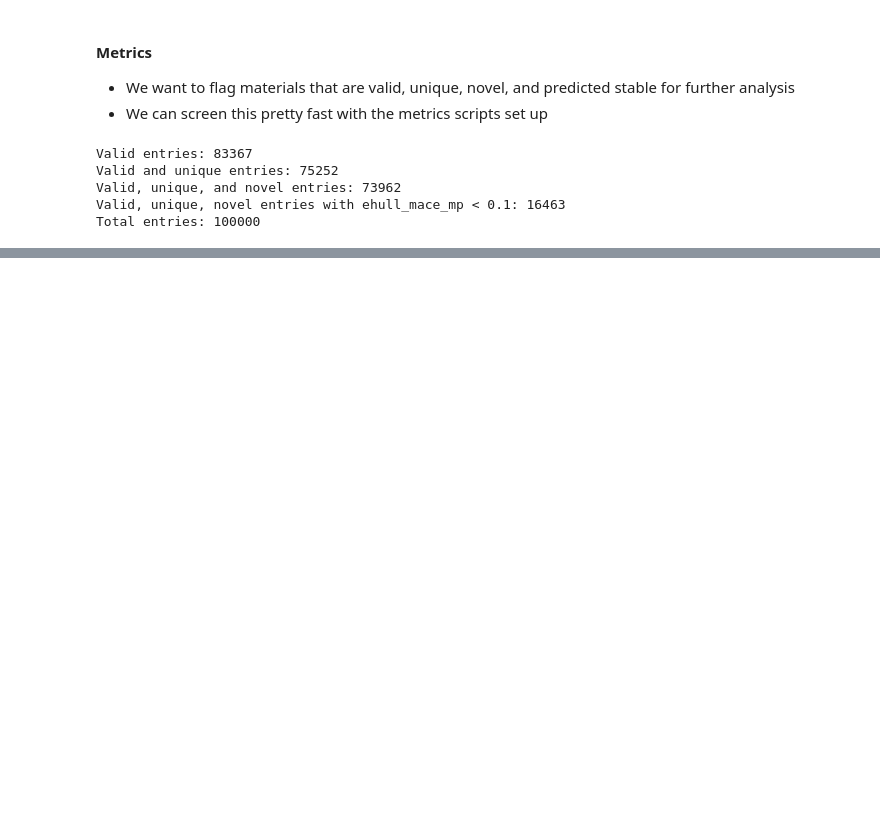
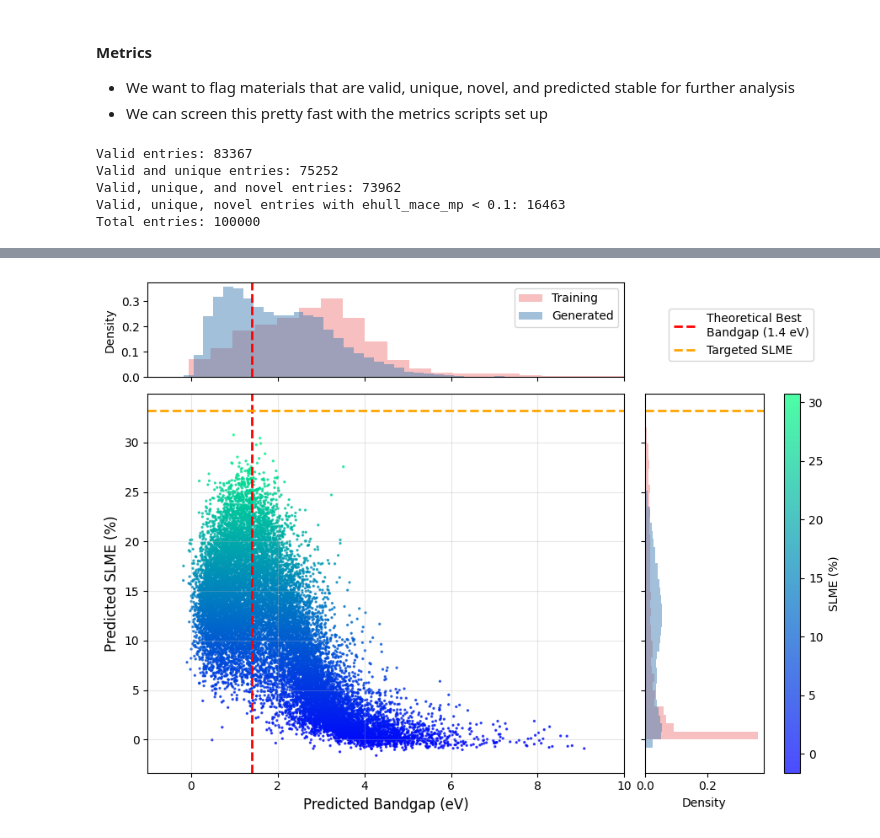
Before and after one commit to C-Bone-UCL/CrystaLLM-pi, a Jupyter notebook: notebooks/X_SLME.ipynb, the cells around one changed output, grey strips where cells are left out. Saved outputs shown, nothing was run; the diff lists cells and outputs as text; code cells hidden in the pictures; blank space fills up the shorter version.

```diff
--- a/notebooks/X_SLME.ipynb
+++ b/notebooks/X_SLME.ipynb
@@ -198,0 +264,67 @@ Total entries: 100000
+# %%
+# Create scatter plot with training distribution margins to show out-of-distribution generation
+import matplotlib.pyplot as plt
+from matplotlib.gridspec import GridSpec
+
+# Load and merge data
+gen_pred_hse_gaps = pd.read_csv('HF-databases/mpdb-slme/predicted_HSE_gaps.csv')
+gen_pred_slmes = pd.read_csv('HF-databases/mpdb-slme/CLLM_SLME_preds.csv')
+gen_merged = pd.merge(gen_pred_hse_gaps, gen_pred_slmes, on='material_id', how='inner')
+
+# Load training distributions
+training_hse_gaps = pd.read_json('HF-databases/mpdb-slme/Training_HSE_gaps.json', typ='series')
+training_slmes = pd.read_json('HF-databases/mpdb-slme/All_corr_SLMEs.json', typ='series')
+
+# Create figure with GridSpec for marginal plots with tighter spacing
+fig = plt.figure(figsize=(10, 8))
+gs = GridSpec(3, 3, height_ratios=[0.75, 3, 0.1], width_ratios=[3, 0.75, 0.1],
+              hspace=0.1, wspace=0.1)
+
+# Main scatter plot
+ax_main = fig.add_subplot(gs[1, 0])
+scatter = ax_main.scatter(gen_merged['predicted_gap'], gen_merged['predicted_slme'],
+                         c=gen_merged['predicted_slme'], cmap='winter', alpha=0.7, s=2)
+
+# Reference lines
+line1 = ax_main.axvline(x=1.4, color='r', linestyle='--', linewidth=2, label='Theoretical Best Bandgap (1.4 eV)')
+line2 = ax_main.axhline(y=33.2, color='orange', linestyle='--', linewidth=2, label='Target SLME')
+
+ax_main.set_xlabel('Predicted Bandgap (eV)', fontsize=12)
+ax_main.set_ylabel('Predicted SLME (%)', fontsize=12)
+ax_main.set_xlim(-1, 10)
+ax_main.grid(True, alpha=0.3)
+
+# Top histogram (bandgap)
+ax_top = fig.add_subplot(gs[0, 0], sharex=ax_main)
+ax_top.hist(training_hse_gaps.values, bins=40, alpha=0.5, color='lightcoral',
+           density=True, label='Training')
+ax_top.hist(gen_merged['predicted_gap'], bins=40, alpha=0.5, color='steelblue',
+           density=True, label='Generated')
+ax_top.axvline(x=1.4, color='r', linestyle='--', linewidth=2, alpha=1.0)
+ax_top.set_ylabel('Density', fontsize=10)
+ax_top.legend(fontsize=10)
+plt.setp(ax_top.get_xticklabels(), visible=False)
+
+# Right histogram (SLME)
+ax_right = fig.add_subplot(gs[1, 1], sharey=ax_main)
+ax_right.hist(training_slmes.values, bins=40, alpha=0.5, color='lightcoral',
+             density=True, orientation='horizontal', label='Training')
+ax_right.hist(gen_merged['predicted_slme'], bins=40, alpha=0.5, color='steelblue',
+             density=True, orientation='horizontal', label='Generated')
+ax_right.axhline(y=33.2, color='orange', linestyle='--', linewidth=2, alpha=1.0)
+ax_right.set_xlabel('Density', fontsize=10)
+plt.setp(ax_right.get_yticklabels(), visible=False)
+
+# Colorbar
+ax_cbar = fig.add_subplot(gs[1, 2])
+cbar = plt.colorbar(scatter, cax=ax_cbar)
+cbar.set_label('SLME (%)', fontsize=10)
+
+# Add legend outside the plot area
+fig.legend([line1, line2], ['Theoretical Best \nBandgap (1.4 eV)', 'Targeted SLME'],
+           loc='upper center', bbox_to_anchor=(0.83, 0.85), ncol=1, fontsize=10)
+
+plt.tight_layout
+plt.show()
+# %% [output]
+[figure, added]
```
Also changed, not shown: parts of 5 cells of this notebook, 36 other files.
